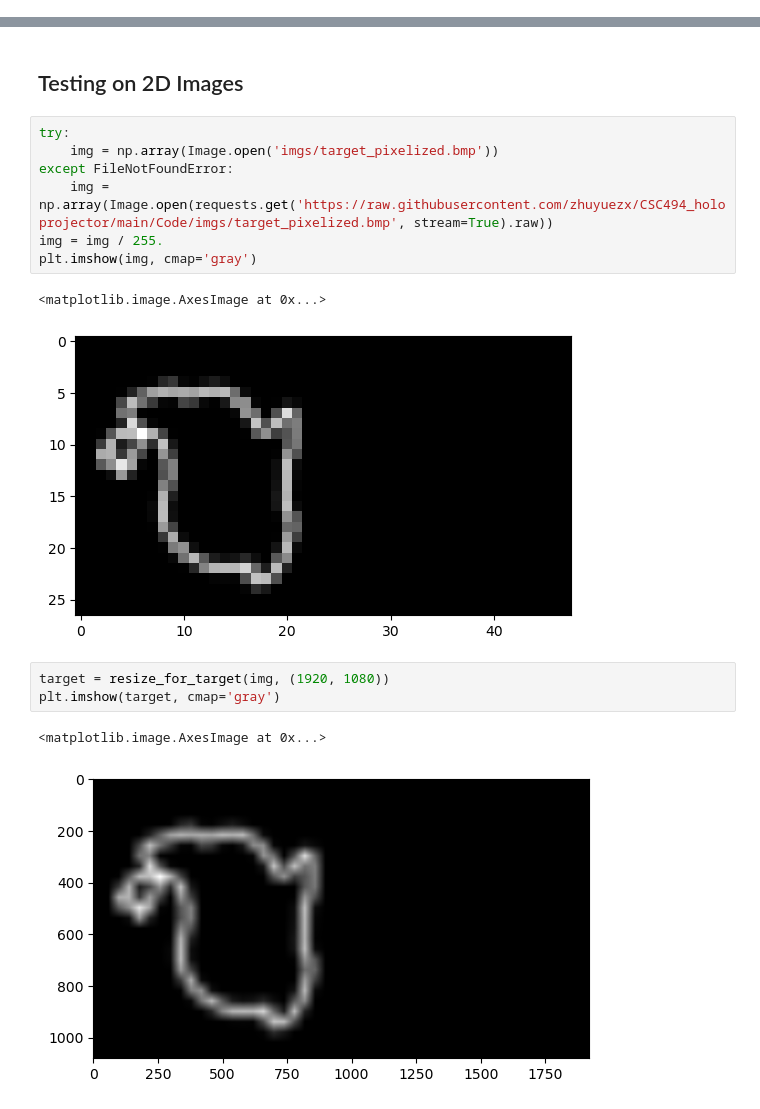
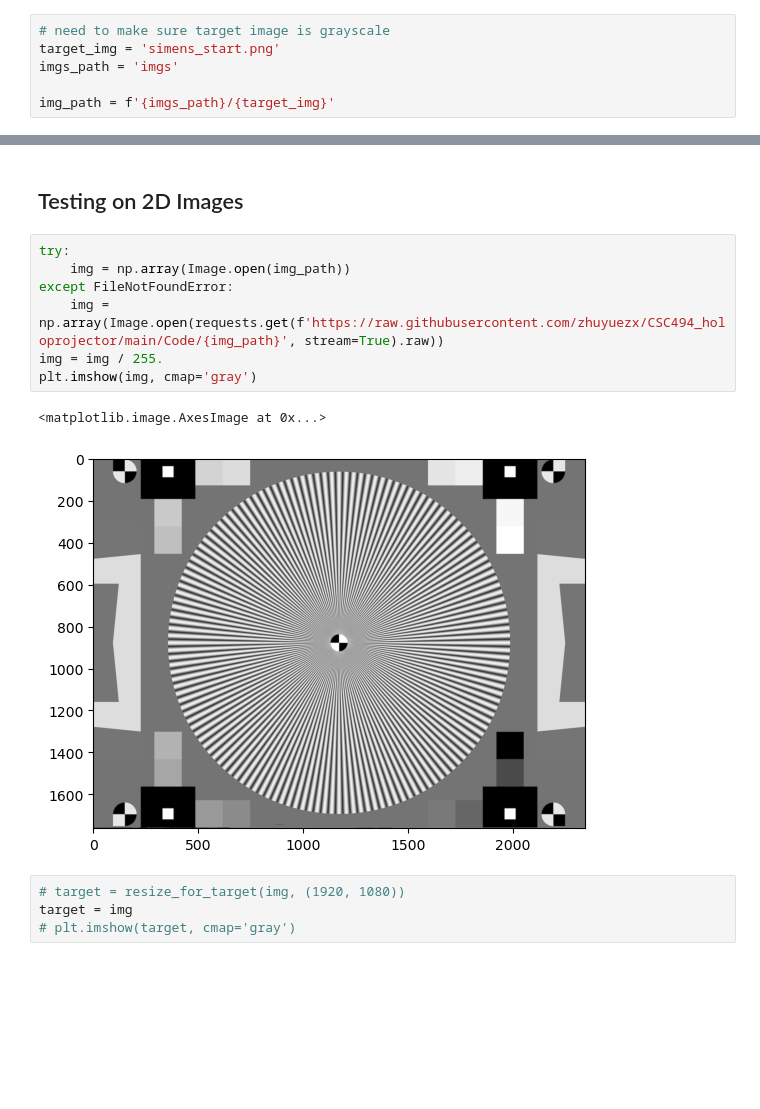
Before and after one commit to zhuyuezx/CSC494_holoprojector, a Jupyter notebook: Code/GS_algorithm.ipynb, the cells around one changed output, grey strips where cells are left out. Saved outputs shown, nothing was run; the diff lists cells and outputs as text; blank space fills up the shorter version.

```diff
--- a/Code/GS_algorithm.ipynb
+++ b/Code/GS_algorithm.ipynb
@@ -80,0 +86,6 @@ def show_metrics(target: np.ndarray, cmp: np.ndarray) -> None:
+# %%
+# need to make sure target image is grayscale
+target_img = 'simens_start.png'
+imgs_path = 'imgs'
+
+img_path = f'{imgs_path}/{target_img}'
@@ -82,19 +99,17 @@ def show_metrics(target: np.ndarray, cmp: np.ndarray) -> None:
 ## Testing on 2D Images
 # %%
 try:
-    img = np.array(Image.open('imgs/target_pixelized.bmp'))
+    img = np.array(Image.open(img_path))
 except FileNotFoundError:
-    img = np.array(Image.open(requests.get('https://raw.githubusercontent.com/zhuyuezx/CSC494_holoprojector/main/Code/imgs/target_pixelized.bmp', stream=True).raw))
+    img = np.array(Image.open(requests.get(f'https://raw.githubusercontent.com/zhuyuezx/CSC494_holoprojector/main/Code/{img_path}', stream=True).raw))
 img = img / 255.
 plt.imshow(img, cmap='gray')
 # %% [output]
 <matplotlib.image.AxesImage at 0x...>
-[figure, old version]
+[figure, new version]
 # %%
-target = resize_for_target(img, (1920, 1080))
-plt.imshow(target, cmap='gray')
+# target = resize_for_target(img, (1920, 1080))
+target = img
+# plt.imshow(target, cmap='gray')
-# %% [output]
-<matplotlib.image.AxesImage at 0x...>
-[figure, removed]
 # %%
 # Basic setting where there's no abrration
```
Also changed, not shown: parts of 8 cells of this notebook, 2 other files.
